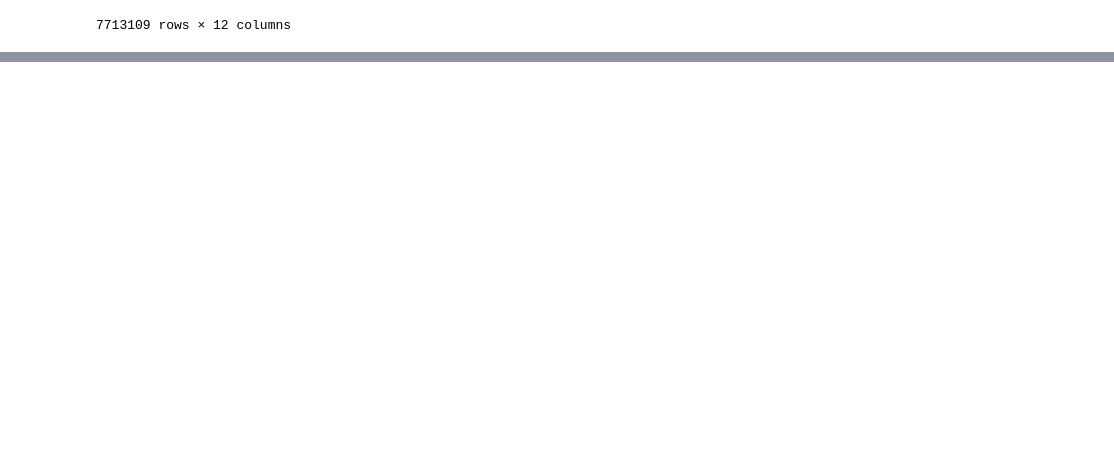
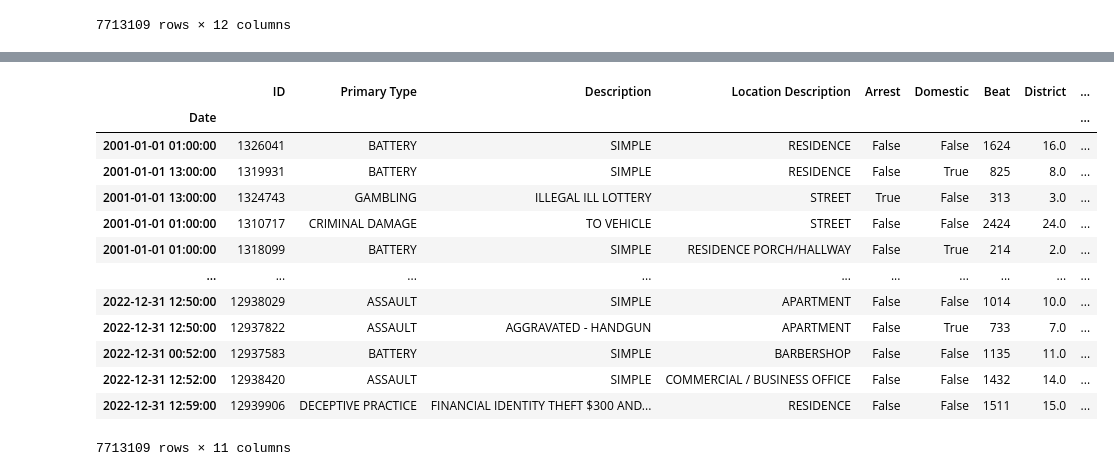
Before and after one commit to sof2401/Data-Visualization, a Jupyter notebook: Project 3 - Part 2.ipynb, the cells around one changed output, grey strips where cells are left out. Cells and saved outputs as stored; diff of their text form; code cells hidden in the pictures; blank space fills up the shorter version.

```diff
--- a/Project 3 - Part 2.ipynb
+++ b/Project 3 - Part 2.ipynb
@@ -104,0 +88,18 @@ dtype: int64
+# %%
+df= df.set_index("Date")
+df
+# %% [output]
+|  | ID | Primary Type | Description | Location Description | Arrest | Domestic | Beat | District | ... |
+| Date |  |  |  |  |  |  |  |  | ... |
+| 2001-01-01 01:00:00 | 1326041 | BATTERY | SIMPLE | RESIDENCE | False | False | 1624 | 16.0 | ... |
+| 2001-01-01 13:00:00 | 1319931 | BATTERY | SIMPLE | RESIDENCE | False | True | 825 | 8.0 | ... |
+| 2001-01-01 13:00:00 | 1324743 | GAMBLING | ILLEGAL ILL LOTTERY | STREET | True | False | 313 | 3.0 | ... |
+| 2001-01-01 01:00:00 | 1310717 | CRIMINAL DAMAGE | TO VEHICLE | STREET | False | False | 2424 | 24.0 | ... |
+| 2001-01-01 01:00:00 | 1318099 | BATTERY | SIMPLE | RESIDENCE PORCH/HALLWAY | False | True | 214 | 2.0 | ... |
+| ... | ... | ... | ... | ... | ... | ... | ... | ... | ... |
+| 2022-12-31 12:50:00 | 12938029 | ASSAULT | SIMPLE | APARTMENT | False | False | 1014 | 10.0 | ... |
+| 2022-12-31 12:50:00 | 12937822 | ASSAULT | AGGRAVATED - HANDGUN | APARTMENT | False | True | 733 | 7.0 | ... |
+| 2022-12-31 00:52:00 | 12937583 | BATTERY | SIMPLE | BARBERSHOP | False | False | 1135 | 11.0 | ... |
+| 2022-12-31 12:52:00 | 12938420 | ASSAULT | SIMPLE | COMMERCIAL / BUSINESS OFFICE | False | False | 1432 | 14.0 | ... |
+| 2022-12-31 12:59:00 | 12939906 | DECEPTIVE PRACTICE | FINANCIAL IDENTITY THEFT $300 AND... | RESIDENCE | False | False | 1511 | 15.0 | ... |
+7713109 rows × 11 columns
```
Also changed, not shown: parts of 11 cells of this notebook.
